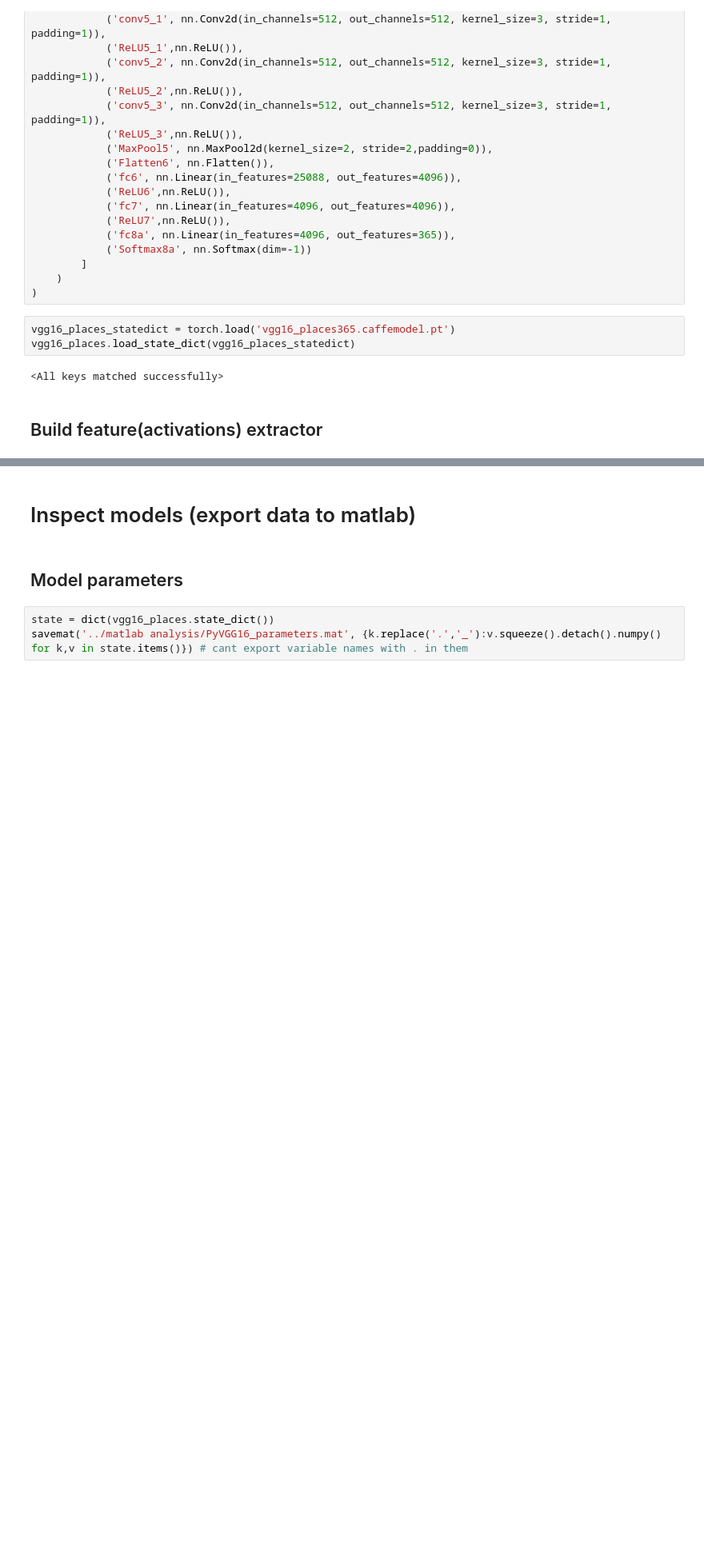
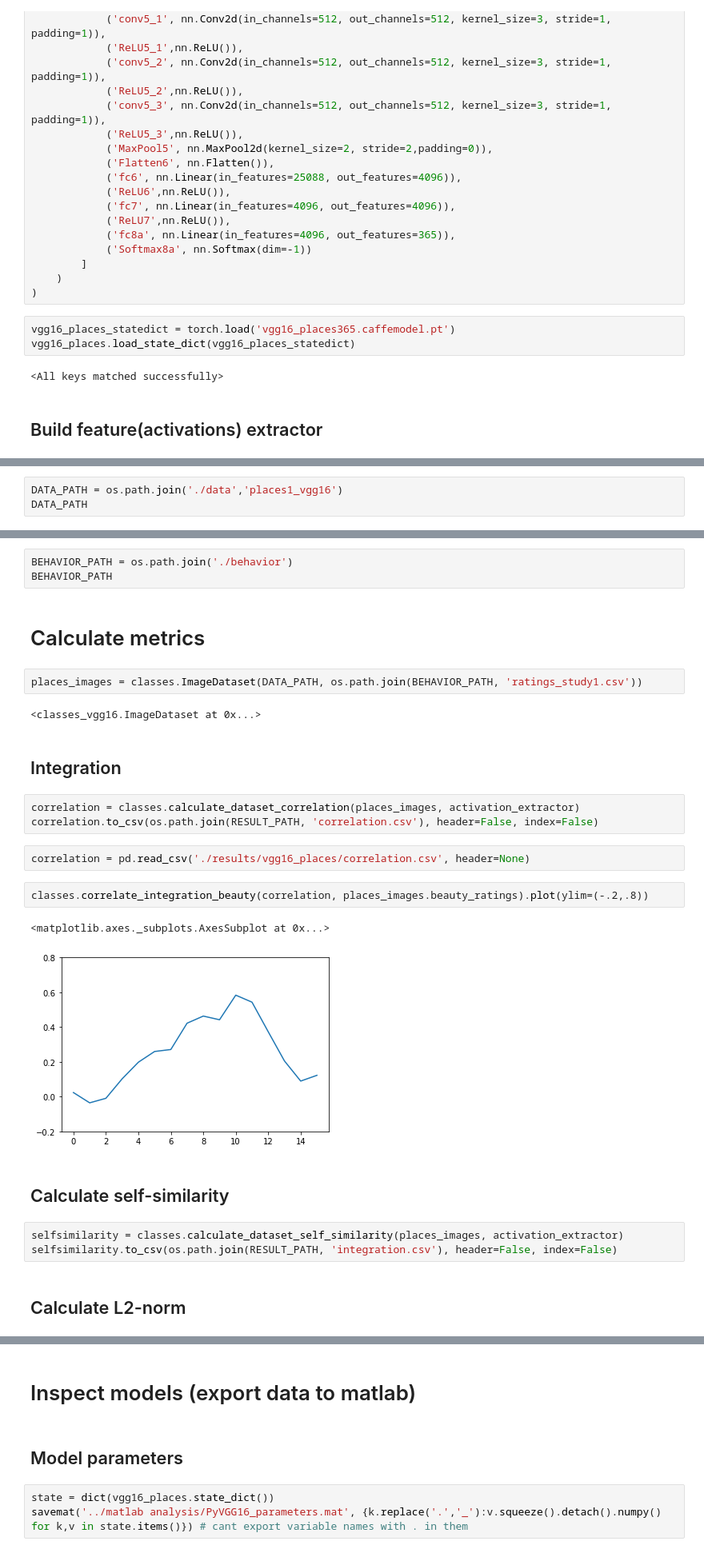
Before and after one commit to toniklenk/thesis-integration-beauty, a Jupyter notebook: inspect_vgg16_places.ipynb, the cells around one changed output, grey strips where cells are left out. Shown: that part at 80% size. Cells and saved outputs as stored; diff of their text form; blank space fills up the shorter version.

```diff
--- a/inspect_vgg16_places.ipynb
+++ b/inspect_vgg16_places.ipynb
@@ -117,0 +152,3 @@ Estimated Total Size (MB): 737.16
+# %%
+DATA_PATH = os.path.join('./data','places1_vgg16')
+DATA_PATH
@@ -117,0 +162,28 @@ Estimated Total Size (MB): 737.16
+# %%
+BEHAVIOR_PATH = os.path.join('./behavior')
+BEHAVIOR_PATH
+# %% [markdown]
+# Calculate metrics
+# %%
+places_images = classes.ImageDataset(DATA_PATH, os.path.join(BEHAVIOR_PATH, 'ratings_study1.csv'))
+# %% [output]
+<classes_vgg16.ImageDataset at 0x...>
+# %% [markdown]
+## Integration
+# %%
+correlation = classes.calculate_dataset_correlation(places_images, activation_extractor)
+correlation.to_csv(os.path.join(RESULT_PATH, 'correlation.csv'), header=False, index=False)
+# %%
+correlation = pd.read_csv('./results/vgg16_places/correlation.csv', header=None)
+# %%
+classes.correlate_integration_beauty(correlation, places_images.beauty_ratings).plot(ylim=(-.2,.8))
+# %% [output]
+<matplotlib.axes._subplots.AxesSubplot at 0x...>
+[figure, added]
+# %% [markdown]
+## Calculate self-similarity
+# %%
+selfsimilarity = classes.calculate_dataset_self_similarity(places_images, activation_extractor)
+selfsimilarity.to_csv(os.path.join(RESULT_PATH, 'integration.csv'), header=False, index=False)
+# %% [markdown]
+## Calculate L2-norm
```
Also changed, not shown: parts of 19 cells of this notebook, 6 other files.
